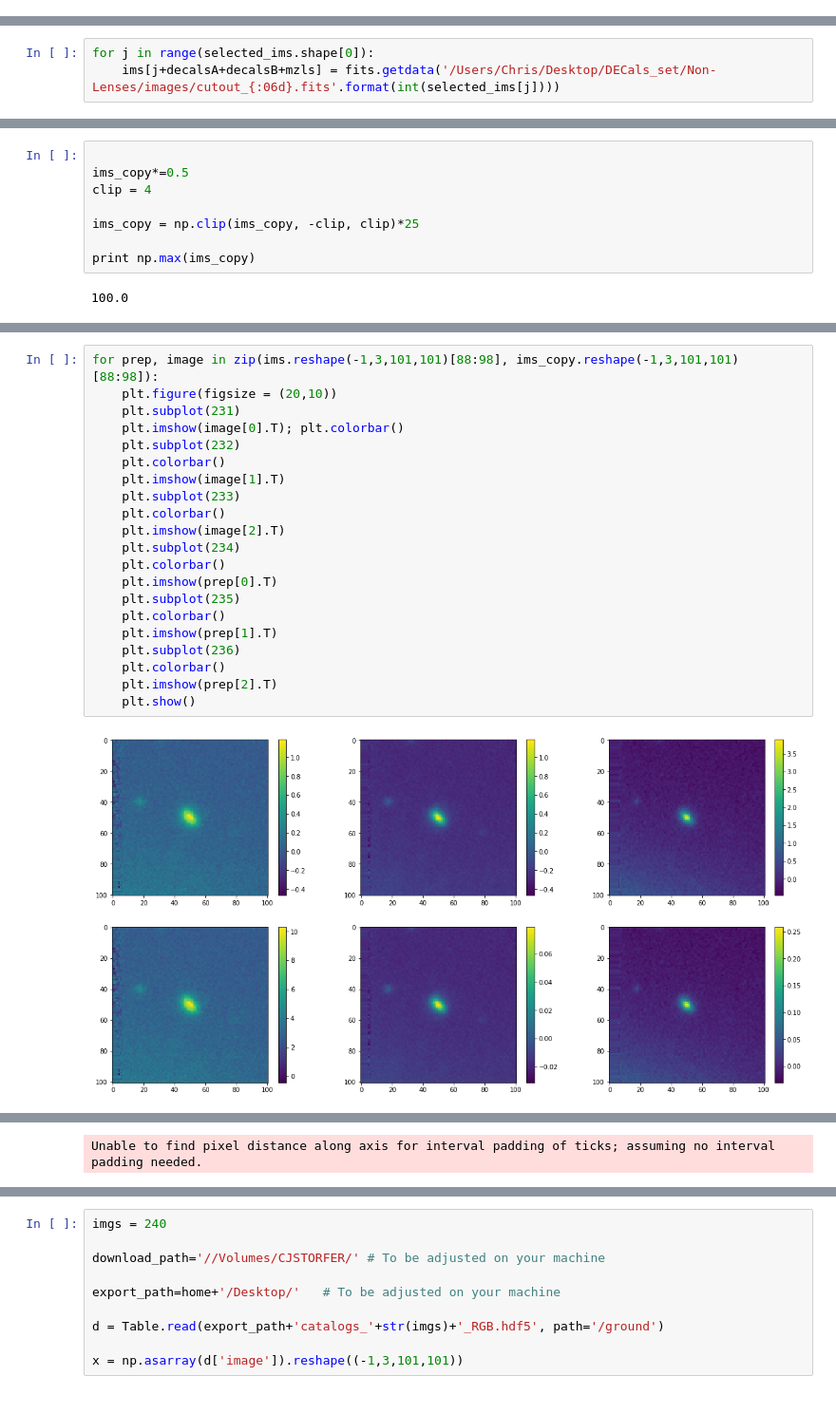
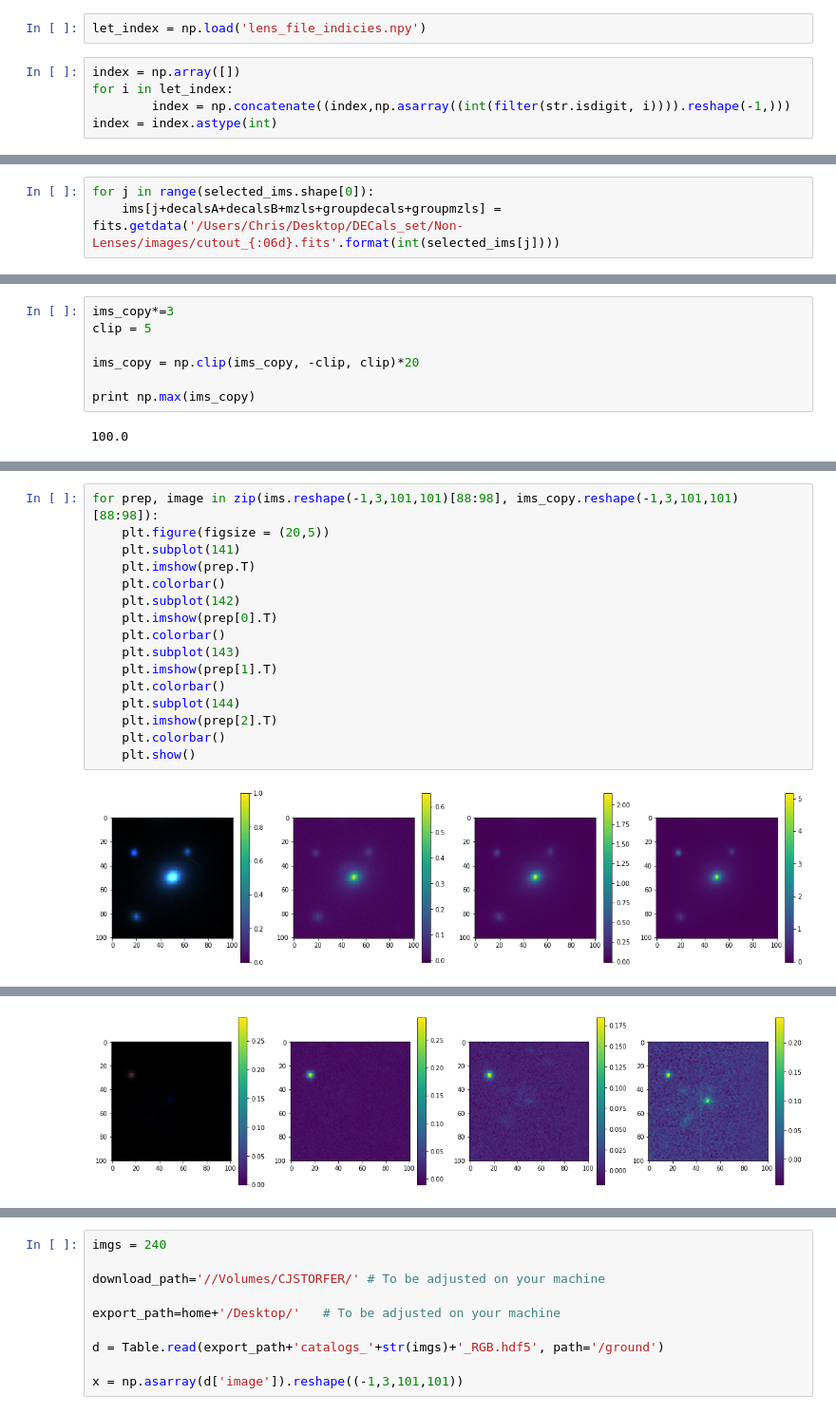
Before and after one commit to cjstorfer/LBNL_key_items, a Jupyter notebook: notebooks/DECals_preprocessing_2.ipynb, the cells around one changed output, grey strips where cells are left out. Shown at 95% size. Drawn from its saved outputs; the diff is of its cells as text.

```diff
--- a/notebooks/DECals_preprocessing_2.ipynb
+++ b/notebooks/DECals_preprocessing_2.ipynb
@@ -71,0 +27,7 @@ for i, file_nm in enumerate(['gradeA','gradeB','MzLS']):
+# %%
+let_index = np.load('lens_file_indicies.npy')
+# %%
+index = np.array([])
+for i in let_index:
+        index = np.concatenate((index,np.asarray((int(filter(str.isdigit, i)))).reshape(-1,)))
+index = index.astype(int)
@@ -76,4 +78,4 @@ print selected_ims.shape
 (200,)
 # %%
 for j in range(selected_ims.shape[0]):
-    ims[j+decalsA+decalsB+mzls] = fits.getdata('/Users/Chris/Desktop/DECals_set/Non-Lenses/images/cutout_{:06d}.fits'.format(int(selected_ims[j])))
+    ims[j+decalsA+decalsB+mzls+groupdecals+groupmzls] = fits.getdata('/Users/Chris/Desktop/DECals_set/Non-Lenses/images/cutout_{:06d}.fits'.format(int(selected_ims[j])))
@@ -102,9 +102,8 @@ std: 0.367250911369
 # %%
+ims_copy*=3
+clip = 5
 
-ims_copy*=0.5
-clip = 4
-
-ims_copy = np.clip(ims_copy, -clip, clip)*25
+ims_copy = np.clip(ims_copy, -clip, clip)*20
 
 print np.max(ims_copy)
 # %% [output]
@@ -128,23 +132,18 @@ std: 2.41791550747
 # %%
 for prep, image in zip(ims.reshape(-1,3,101,101)[88:98], ims_copy.reshape(-1,3,101,101)[88:98]):
-    plt.figure(figsize = (20,10))
-    plt.subplot(231)
-    plt.imshow(image[0].T); plt.colorbar()
-    plt.subplot(232)
+    plt.figure(figsize = (20,5))
+    plt.subplot(141)
+    plt.imshow(prep.T)
     plt.colorbar()
-    plt.imshow(image[1].T)
-    plt.subplot(233)
+    plt.subplot(142)
+    plt.imshow(prep[0].T)
     plt.colorbar()
-    plt.imshow(image[2].T)
-    plt.subplot(234)
+    plt.subplot(143)
+    plt.imshow(prep[1].T)
     plt.colorbar()
-    plt.imshow(prep[0].T)
-    plt.subplot(235)
+    plt.subplot(144)
+    plt.imshow(prep[2].T)
     plt.colorbar()
-    plt.imshow(prep[1].T)
-    plt.subplot(236)
-    plt.colorbar()
-    plt.imshow(prep[2].T)
     plt.show()
 # %% [output]
-[figure, old version]
+[figure, new version]
@@ -152 +150,0 @@ for prep, image in zip(ims.reshape(-1,3,101,101)[88:98], ims_copy.reshape(-1,3,1
-Unable to find pixel distance along axis for interval padding of ticks; assuming no interval padding needed.
@@ -155,0 +153 @@ KeyboardInterrupt:
+[figure, added]
```
Also changed, not shown: parts of 11 cells of this notebook, 16 other files.
